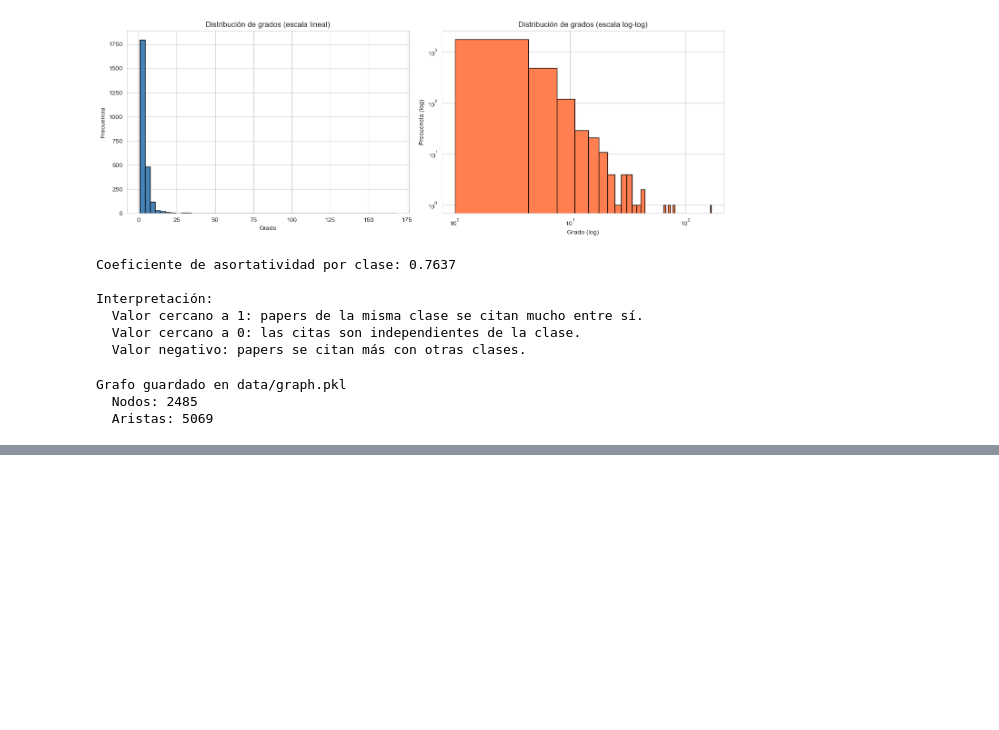
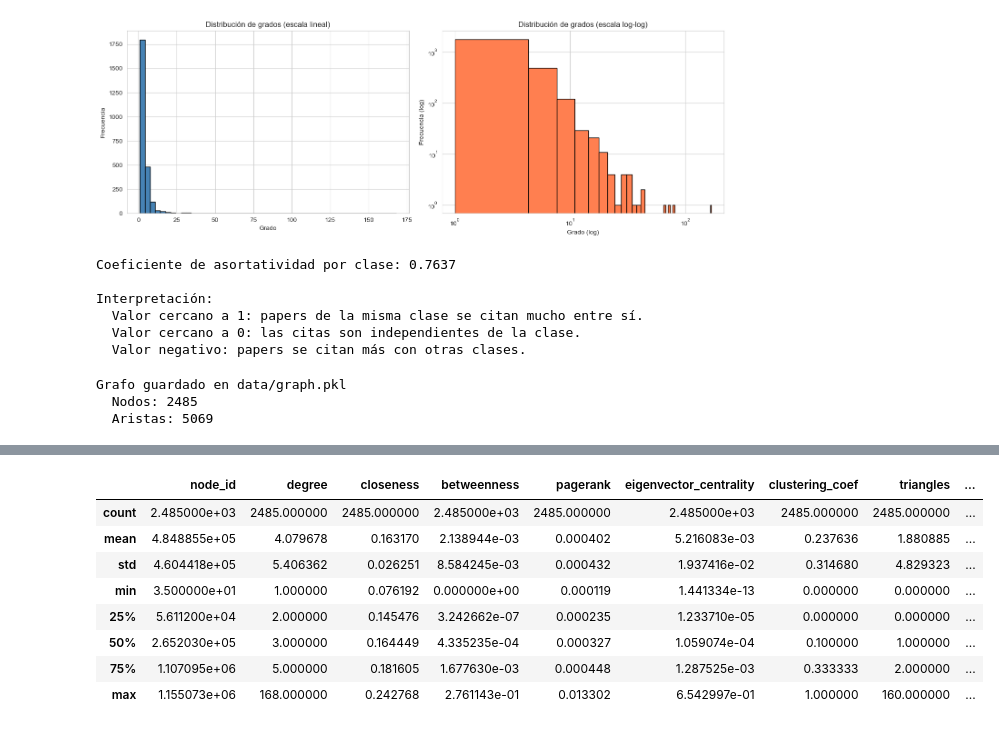
Before and after one commit to JesusSQ/aprendizaje-automatico-relacional, a Jupyter notebook: notebooks/01_eda_y_features.ipynb, the cells around one changed output, grey strips where cells are left out. Cells and saved outputs as stored; diff of their text form; code cells hidden in the pictures; blank space fills up the shorter version.

Commit message:
Bloque 3: calculo de metricas relacionales

```diff
--- a/notebooks/01_eda_y_features.ipynb
+++ b/notebooks/01_eda_y_features.ipynb
@@ -259,0 +346,6 @@ Grafo guardado en data/graph.pkl
+# %%
+print("Calculando k-core...")
+kcore = nx.core_number(G)
+
+print("Distribución de k-core values:")
+print(Counter(kcore.values()))
@@ -259,0 +370,11 @@ Grafo guardado en data/graph.pkl
+# %%
+import community as community_louvain
+
+print("Calculando comunidades con Louvain...")
+particion_louvain = community_louvain.best_partition(G, random_state=42)
+
+n_comunidades = len(set(particion_louvain.values()))
+modularidad = community_louvain.modularity(particion_louvain, G)
+
+print(f"Número de comunidades detectadas: {n_comunidades}")
+print(f"Modularidad de la partición: {modularidad:.4f}")
@@ -259,0 +425,19 @@ Grafo guardado en data/graph.pkl
+# %%
+nodos = list(G.nodes())
+
+features_rel = pd.DataFrame({
+    "node_id": nodos,
+    "degree": [degree[n] for n in nodos],
+    "closeness": [closeness[n] for n in nodos],
+    "betweenness": [betweenness[n] for n in nodos],
+    "pagerank": [pagerank[n] for n in nodos],
+    "eigenvector_centrality": [eigenvector[n] for n in nodos],
+    "clustering_coef": [clustering_coef[n] for n in nodos],
+    "triangles": [triangles[n] for n in nodos],
+    "kcore": [kcore[n] for n in nodos],
+    "community_louvain": [particion_louvain[n] for n in nodos],
+})
+
+print(f"Forma del DataFrame de features relacionales: {features_rel.shape}")
+print(f"\nPrimeras filas:")
+features_rel.head()
@@ -259,0 +454,12 @@ Grafo guardado en data/graph.pkl
+# %%
+features_rel.describe()
+# %% [output]
+|  | node_id | degree | closeness | betweenness | pagerank | eigenvector_centrality | clustering_coef | triangles | ... |
+| count | 2.485000e+03 | 2485.000000 | 2485.000000 | 2.485000e+03 | 2485.000000 | 2.485000e+03 | 2485.000000 | 2485.000000 | ... |
+| mean | 4.848855e+05 | 4.079678 | 0.163170 | 2.138944e-03 | 0.000402 | 5.216083e-03 | 0.237636 | 1.880885 | ... |
+| std | 4.604418e+05 | 5.406362 | 0.026251 | 8.584245e-03 | 0.000432 | 1.937416e-02 | 0.314680 | 4.829323 | ... |
+| min | 3.500000e+01 | 1.000000 | 0.076192 | 0.000000e+00 | 0.000119 | 1.441334e-13 | 0.000000 | 0.000000 | ... |
+| 25% | 5.611200e+04 | 2.000000 | 0.145476 | 3.242662e-07 | 0.000235 | 1.233710e-05 | 0.000000 | 0.000000 | ... |
+| 50% | 2.652030e+05 | 3.000000 | 0.164449 | 4.335235e-04 | 0.000327 | 1.059074e-04 | 0.100000 | 1.000000 | ... |
+| 75% | 1.107095e+06 | 5.000000 | 0.181605 | 1.677630e-03 | 0.000448 | 1.287525e-03 | 0.333333 | 2.000000 | ... |
+| max | 1.155073e+06 | 168.000000 | 0.242768 | 2.761143e-01 | 0.013302 | 6.542997e-01 | 1.000000 | 160.000000 | ... |
```
Also changed, not shown: parts of 13 cells of this notebook.
